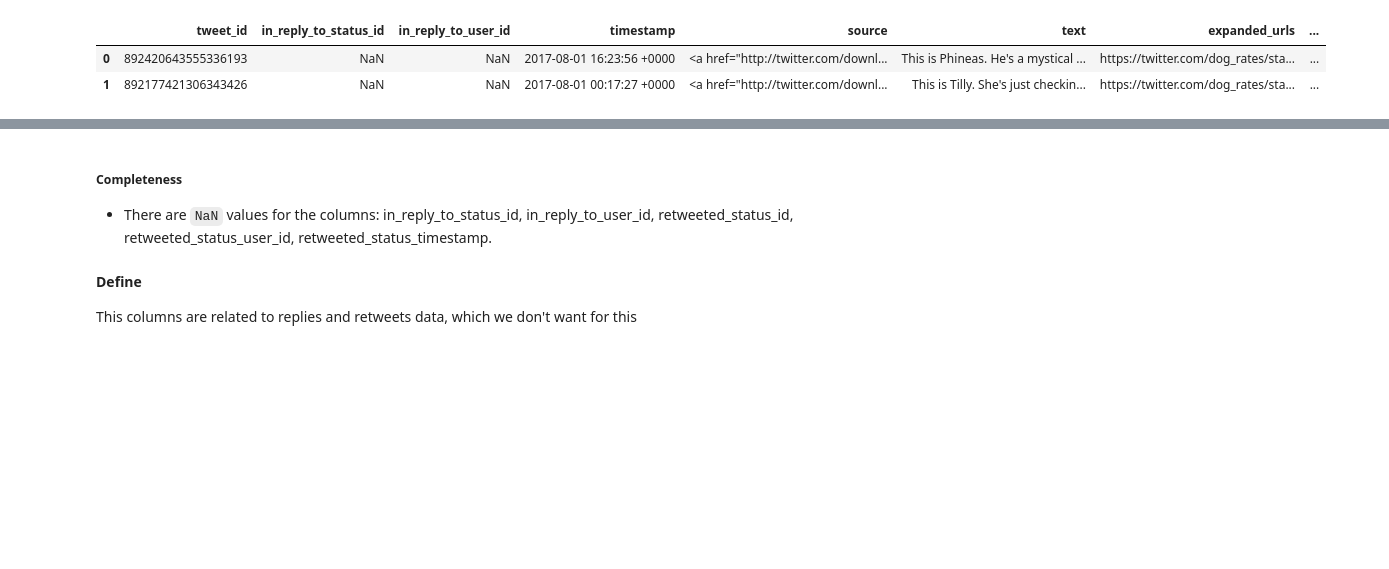
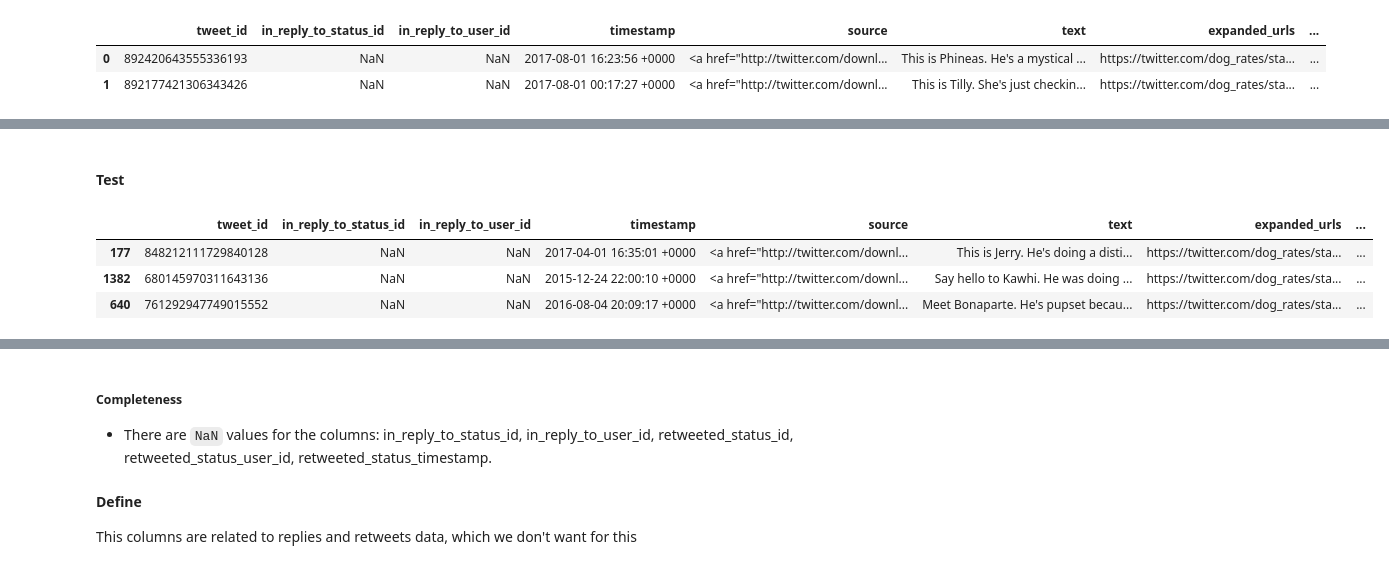
Before and after one commit to suefenali/data_analysis_nanodegree, a Jupyter notebook: project_4/wrangle_act.ipynb, the cells around one changed output, grey strips where cells are left out. Cells and saved outputs as stored; diff of their text form; code cells hidden in the pictures; blank space fills up the shorter version.

```diff
--- a/project_4/wrangle_act.ipynb
+++ b/project_4/wrangle_act.ipynb
@@ -478,0 +559,5 @@ Create a column for the stage information and fill it in with the data from the
+# %%
+predictions_tidy = predictions_clean.drop(columns=['p1', 'p1_conf', 'p1_dog',
+                                                    'p2', 'p2_conf', 'p2_dog',
+                                                    'p3', 'p3_conf', 'p3_dog',
+                                                    'img_num'])
@@ -478,0 +585,11 @@ Create a column for the stage information and fill it in with the data from the
+# %%
+twitter_tidy = twitter_tidy.merge(predictions_tidy, on='tweet_id', how='inner')
+# %% [markdown]
+#### Test
+# %%
+twitter_tidy.sample(3, random_state=13)
+# %% [output]
+|  | tweet_id | in_reply_to_status_id | in_reply_to_user_id | timestamp | source | text | expanded_urls | ... |
+| 177 | 848212111729840128 | NaN | NaN | 2017-04-01 16:35:01 +0000 | <a href="http://twitter.com/downl... | This is Jerry. He's doing a disti... | https://twitter.com/dog_rates/sta... | ... |
+| 1382 | 680145970311643136 | NaN | NaN | 2015-12-24 22:00:10 +0000 | <a href="http://twitter.com/downl... | Say hello to Kawhi. He was doing ... | https://twitter.com/dog_rates/sta... | ... |
+| 640 | 761292947749015552 | NaN | NaN | 2016-08-04 20:09:17 +0000 | <a href="http://twitter.com/downl... | Meet Bonaparte. He's pupset becau... | https://twitter.com/dog_rates/sta... | ... |
```
Also changed, not shown: parts of 26 cells of this notebook.
